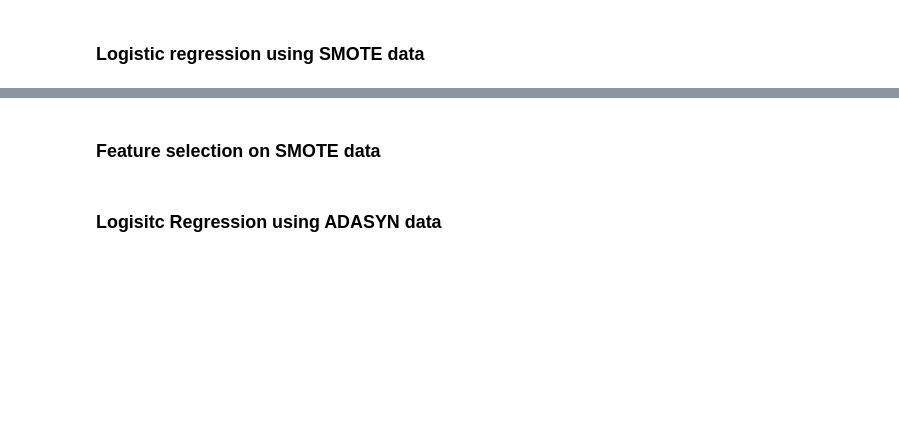
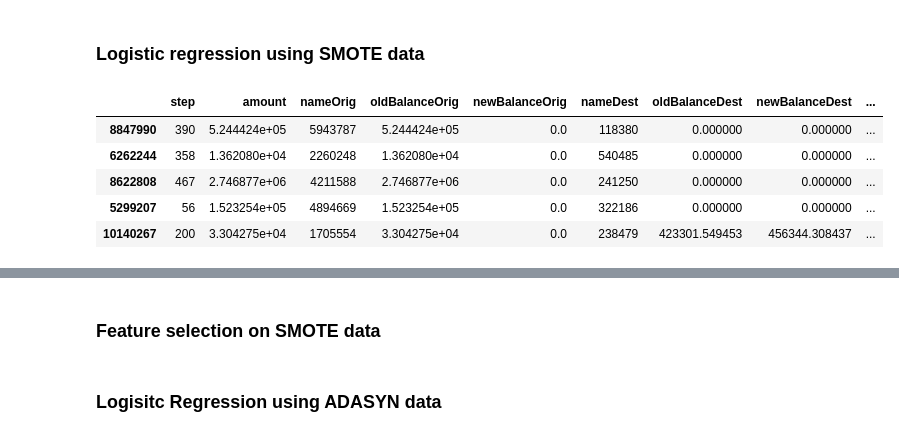
Before and after one commit to AlcaRmsp/the_laundromat, a Jupyter notebook: Data_Modelling_Rebalancing_LR.ipynb, the cells around one changed output, grey strips where cells are left out. Saved outputs shown, nothing was run; the diff lists cells and outputs as text; code cells hidden in the pictures; blank space fills up the shorter version.

Commit message:
Applied SMOTE on test and took sample of train dataset

```diff
--- a/Data_Modelling_Rebalancing_LR.ipynb
+++ b/Data_Modelling_Rebalancing_LR.ipynb
@@ -33,20 +30,6 @@ df = df.rename(columns={'oldbalanceOrg':'oldBalanceOrig', 'newbalanceOrig':'newB
 # %%
 df['errorBalanceOrig']=df['newBalanceOrig'] + df['amount'] - df['oldBalanceOrig']
 df['errorBalanceDest']=df['newBalanceDest'] + df['amount'] - df['oldBalanceDest']
-# %%
-from sklearn.preprocessing import OrdinalEncoder
-
-# Instantiate the Ordinal Encoder
-ordinal_encoder = OrdinalEncoder()
-
-# Fit it
-ordinal_encoder.fit(df[["type"]])
-
-# Display the learned categories
-display(ordinal_encoder.categories_)
-
-# Transforming categories into ordered numbers
-df["type"] = ordinal_encoder.transform(df[["type"]])
 # %%
 # perform one-hot encoding on type column
 df = pd.get_dummies(df, columns=['type'])
@@ -159 +161,16 @@ X_resampled_SMOTE.head()
+# %%
+X_resampled_SMOTE['isFraud'] = y_resampled_SMOTE
+# %%
+fraud = X_resampled_SMOTE[X_resampled_SMOTE.isFraud == 1].sample(100000)
+notfraud = X_resampled_SMOTE[X_resampled_SMOTE.isFraud == 0].sample(100000)
+data_new_sample = pd.concat([fraud, notfraud], axis=0)
+# %%
+data_new_sample.head()
+# %% [output]
+|  | step | amount | nameOrig | oldBalanceOrig | newBalanceOrig | nameDest | oldBalanceDest | newBalanceDest | ... |
+| 8847990 | 390 | 5.244424e+05 | 5943787 | 5.244424e+05 | 0.0 | 118380 | 0.000000 | 0.000000 | ... |
+| 6262244 | 358 | 1.362080e+04 | 2260248 | 1.362080e+04 | 0.0 | 540485 | 0.000000 | 0.000000 | ... |
+| 8622808 | 467 | 2.746877e+06 | 4211588 | 2.746877e+06 | 0.0 | 241250 | 0.000000 | 0.000000 | ... |
+| 5299207 | 56 | 1.523254e+05 | 4894669 | 1.523254e+05 | 0.0 | 322186 | 0.000000 | 0.000000 | ... |
+| 10140267 | 200 | 3.304275e+04 | 1705554 | 3.304275e+04 | 0.0 | 238479 | 423301.549453 | 456344.308437 | ... |
 # %%
```
Also changed, not shown: parts of 21 cells of this notebook.
